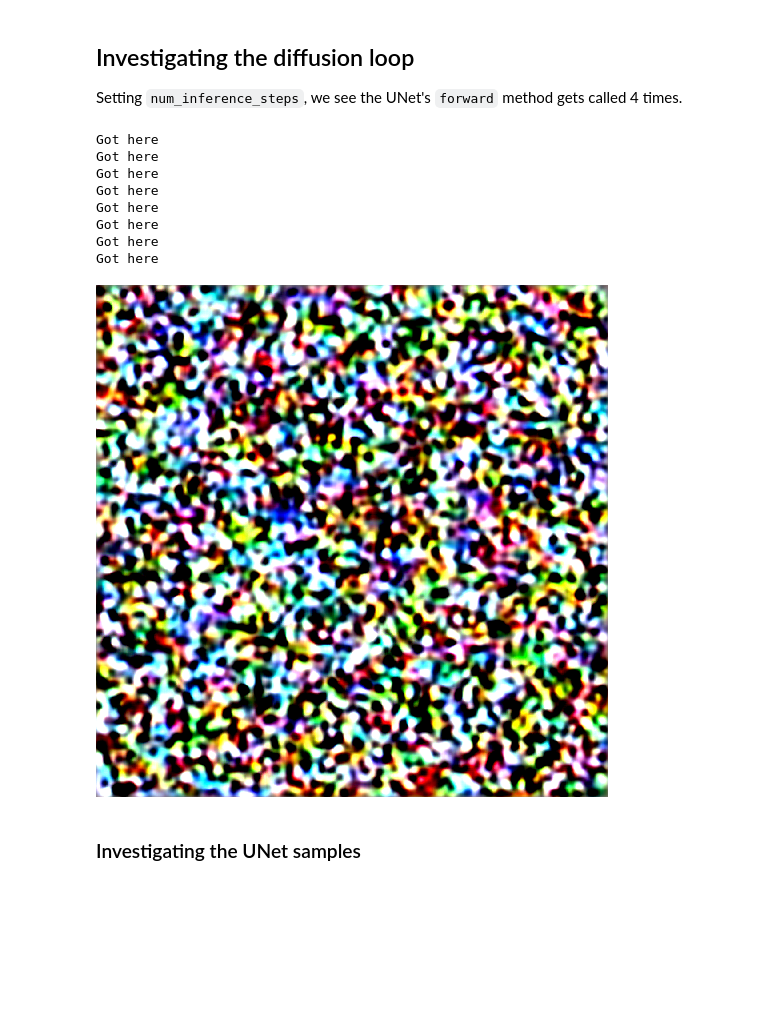
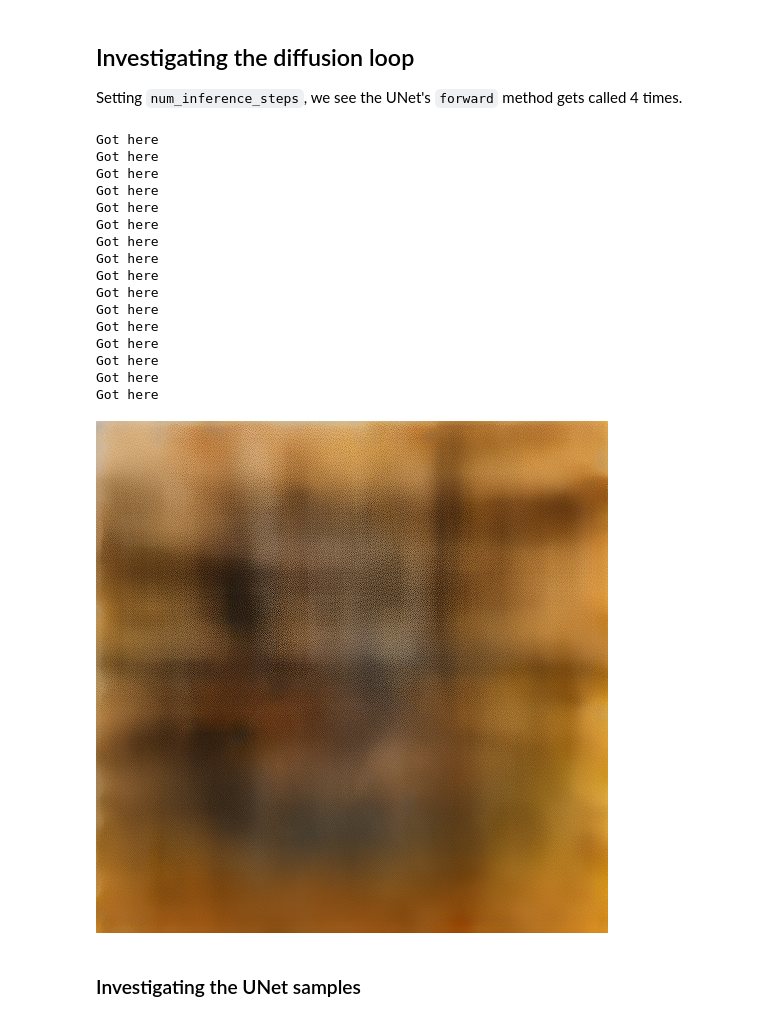
Before and after one commit to smejak/stable_diffusion_experiments, a Jupyter notebook: neuro_sd.ipynb, the cells around one changed output. Saved outputs shown, nothing was run; the diff lists cells and outputs as text; code cells hidden in the pictures; blank space fills up the shorter version.

Commit message:
WIp: tracking the UNet samples for multiple inference steps

```diff
--- a/neuro_sd.ipynb
+++ b/neuro_sd.ipynb
@@ -179,7 +179,7 @@ Setting `num_inference_steps`, we see the UNet's `forward` method gets called 4
 prompt = ["A watercolor painting of an otter"]
 height = 512                        # default height of Stable Diffusion
 width = 512                         # default width of Stable Diffusion
-num_inference_steps = 1           # Number of denoising steps
+num_inference_steps = 2           # Number of denoising steps
 guidance_scale = 7.5                # Scale for classifier-free guidance
 generator = torch.manual_seed(32)   # Seed generator to create the inital latent noise
 batch_size = 1
@@ -207,6 +207,9 @@ latents = torch.randn(
 latents = latents.to(torch_device)
 latents = latents * scheduler.init_noise_sigma # Scaling (previous versions did latents = latents * self.scheduler.sigmas[0]
 
+# if multiple inference steps
+sample_list_list = []
+
 # Loop
 with autocast("cpu"): # previosuly cuda
     for i, t in tqdm(enumerate(scheduler.timesteps)):
@@ -221,36 +224,45 @@ with autocast("cpu"): # previosuly cuda
         with torch.no_grad():
             sample_list, _ = unet(latent_model_input, t, encoder_hidden_states=text_embeddings) # this is just so we get the sample_list
             noise_pred = unet(latent_model_input, t, encoder_hidden_states=text_embeddings)[1].sample # added the [1] because now we're returning a tuple
+            sample_list_list.append(sample_list)
 
         # perform guidance
         noise_pred_uncond, noise_pred_text = noise_pred.chunk(2)
         noise_pred = noise_pred_uncond + guidance_scale * (noise_pred_text - noise_pred_uncond)
 
         # compute the previous noisy sample x_t -> x_t-1
         # latents = scheduler.step(noise_pred, i, latents)["prev_sample"] # Diffusers 0.3 and below
         latents = scheduler.step(noise_pred, t, latents).prev_sample
 
 # scale and decode the image latents with vae
 latents = 1 / 0.18215 * latents
 with torch.no_grad():
     image = vae.decode(latents).sample
 
 # Display
 image = (image / 2 + 0.5).clamp(0, 1)
 image = image.detach().cpu().permute(0, 2, 3, 1).numpy()
 images = (image * 255).round().astype("uint8")
 pil_images = [Image.fromarray(image) for image in images]
 pil_images[0]
 # %% [output]
 Got here
 Got here
 Got here
 Got here
 Got here
 Got here
 Got here
 Got here
+Got here
+Got here
+Got here
+Got here
+Got here
+Got here
+Got here
+Got here
-[figure, old version]
+[figure, new version]
 # %% [markdown]
 ### Investigating the UNet samples
 # %%
```
Also changed, not shown: parts of 1 cell of this notebook.
